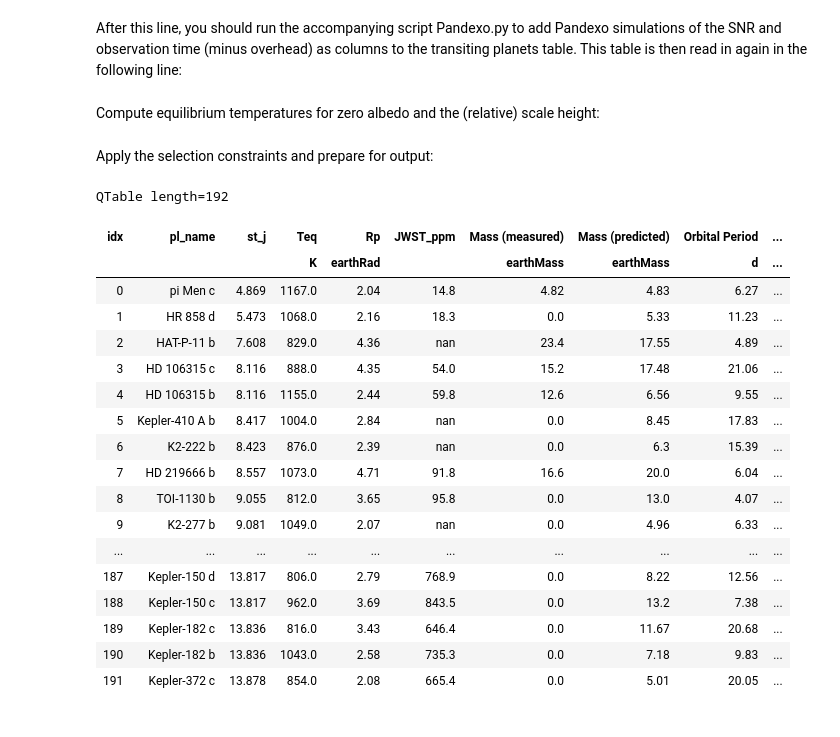
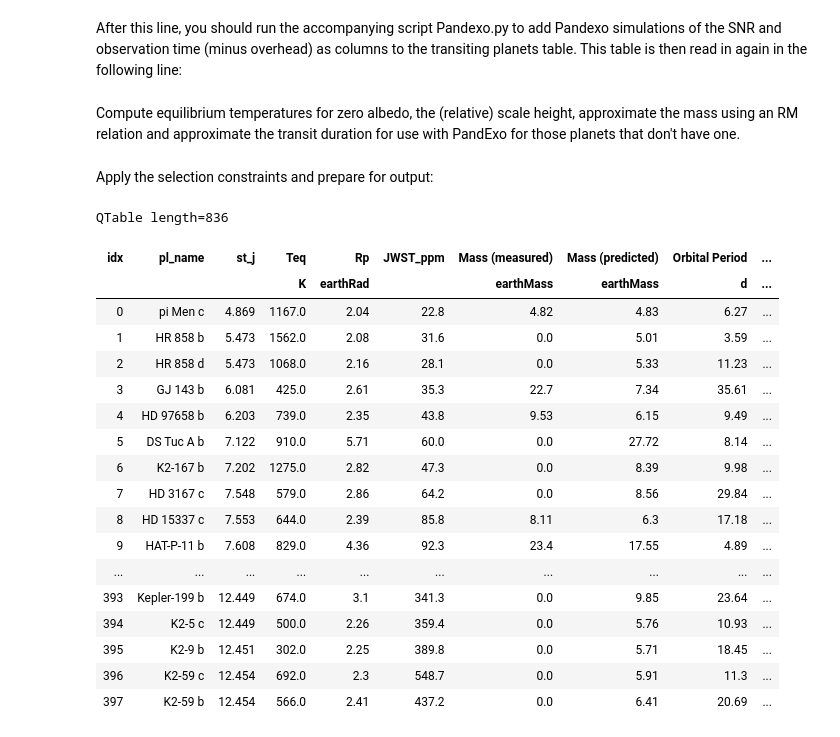
Before and after one commit to Hoeijmakers/JEST-database, a Jupyter notebook: selection_database.ipynb, the cells around one changed output. Saved outputs shown, nothing was run; the diff lists cells and outputs as text; code cells hidden in the pictures.

Commit message:
Added approximation of transit duration to include more systems. Fixed subarray error. NS G140M is now in table, rest will follow.

```diff
--- a/selection_database.ipynb
+++ b/selection_database.ipynb
@@ -20,14 +21,14 @@ def mass_radius(R):
 Define observing constraints:
 # %%
 # Equilibrium temperatures
-teq_min = 800 * u.K
-teq_max = 1500 * u.K
+teq_min = 0 * u.K
+teq_max = 15000 * u.K
 
 rad_min = 2.0 * u.R_earth
 rad_max = 7.0 * u.R_earth
 gaia_mag_limit = 15
 
-JWST_mode = 'NIRSpec Prism'
+JWST_mode = 'NIRSpec G140M'
 #Available modes:
 # NIRSpec Prism - NIRSpec G395M - NIRSpec G140M
 # %% [markdown]
@@ -40,11 +51,11 @@ pickle.dump( transiting, open( "table.p", "wb" ) )
 After this line, you should run the accompanying script Pandexo.py to add Pandexo simulations of the SNR and observation time (minus overhead) as columns to the transiting planets table. This table is then read in again in the following line:
 # %%
 transiting = pickle.load(open("table_pandexo.p", "rb" ))
-# %% [markdown]
-Compute equilibrium temperatures for zero albedo and the (relative) scale height:
+# %% [markdown]
+Compute equilibrium temperatures for zero albedo, the (relative) scale height, approximate the mass using an RM relation and approximate the transit duration for use with PandExo for those planets that don't have one.
 # %%
 rp = transiting['pl_radj']
-equilibrium_temperature = (transiting['st_teff'] * np.sqrt(transiting['st_rad'] / 2 / transiting['pl_orbsmax'])).decompose()
+equilibrium_temperature = (transiting['st_teff'] * np.sqrt(transiting['st_rad'] / 2 / transiting['sma'])).decompose()
 g = transiting['gaia_gmag'].quantity
 transiting['teq'] = equilibrium_temperature
 
@@ -63,43 +74,47 @@ Apply the selection constraints and prepare for output:
 # %%
 temp_constraints = (equilibrium_temperature < teq_max) & (equilibrium_temperature > teq_min)
 rad_constraints = (rp < rad_max) & (rp > rad_min)
 gmag_constaints = (g < gaia_mag_limit)
+# transiting[['pl_name','pl_trandur','duration_predicted']].show_in_notebook()
 targets = transiting[rad_constraints & temp_constraints & gmag_constaints]#This is the table that will be plotted.
+
 targets.sort('st_j')
 targets['r_earth'] = targets['pl_radj'].to(u.R_earth)
 targets['Teq']=np.round(targets['teq'],0)
 targets['Rp']=np.round(targets['r_earth'],2)
 targets['H (predicted)']=np.round(targets['H'],0)
 targets['Orbital Period']=np.round(targets['pl_orbper'],2)
 targets['DEC']=np.round(targets['dec'],1)
-targets['dur']=np.round(targets['pl_trandur']*24.0,1)*u.h
+targets['Dur']=np.round(targets['pl_trandur']*24.0,1)*u.h
+targets['Dur'][targets['Dur']==0.0]=np.nan
+targets['Dur (predicted)']=np.round(targets['duration_predicted'],1)
 targets['H_ppm']=np.round(1e6*targets['signal'],2)
 targets['JWST_ppm']=np.round(1e6*targets[JWST_mode+'_error'],1)
-targets['SNR_H']=np.round(targets['signal']/targets['NIRSpec G395M_error'],4)
+targets['SNR_H']=np.round(targets['signal']/targets[JWST_mode+'_error'],4)
 targets['TSM (J)'] = np.round(targets['Kempton_metric'].value*100,1)
 targets['T_eff']=np.round(targets['st_teff'],0)
 targets['Mass (measured)']=np.round(targets['pl_bmasse'],2)*u.earthMass
 targets['Mass (predicted)']=np.round(targets['mass_predicted'],2)
-targets[['pl_name', 'st_j', 'Teq', 'Rp', 'JWST_ppm' ,'Mass (measured)','Mass (predicted)','Orbital Period','H (predicted)','H_ppm','SNR_H','TSM (J)','dur','DEC','T_eff','st_spstr']].show_in_notebook()
+targets[['pl_name', 'st_j', 'Teq', 'Rp', 'JWST_ppm' ,'Mass (measured)','Mass (predicted)','Orbital Period','H (predicted)','H_ppm','SNR_H','TSM (J)','Dur','Dur (predicted)','DEC','T_eff','st_spstr']].show_in_notebook()
 # %% [output]
-QTable length=192
+QTable length=836
 | idx | pl_name | st_j | Teq | Rp | JWST_ppm | Mass (measured) | Mass (predicted) | Orbital Period | ... |
 |  |  |  | K | earthRad |  | earthMass | earthMass | d | ... |
-| 0 | pi Men c | 4.869 | 1167.0 | 2.04 | 14.8 | 4.82 | 4.83 | 6.27 | ... |
-| 1 | HR 858 d | 5.473 | 1068.0 | 2.16 | 18.3 | 0.0 | 5.33 | 11.23 | ... |
-| 2 | HAT-P-11 b | 7.608 | 829.0 | 4.36 | nan | 23.4 | 17.55 | 4.89 | ... |
-| 3 | HD 106315 c | 8.116 | 888.0 | 4.35 | 54.0 | 15.2 | 17.48 | 21.06 | ... |
-| 4 | HD 106315 b | 8.116 | 1155.0 | 2.44 | 59.8 | 12.6 | 6.56 | 9.55 | ... |
-| 5 | Kepler-410 A b | 8.417 | 1004.0 | 2.84 | nan | 0.0 | 8.45 | 17.83 | ... |
-| 6 | K2-222 b | 8.423 | 876.0 | 2.39 | nan | 0.0 | 6.3 | 15.39 | ... |
-| 7 | HD 219666 b | 8.557 | 1073.0 | 4.71 | 91.8 | 16.6 | 20.0 | 6.04 | ... |
-| 8 | TOI-1130 b | 9.055 | 812.0 | 3.65 | 95.8 | 0.0 | 13.0 | 4.07 | ... |
-| 9 | K2-277 b | 9.081 | 1049.0 | 2.07 | nan | 0.0 | 4.96 | 6.33 | ... |
+| 0 | pi Men c | 4.869 | 1167.0 | 2.04 | 22.8 | 4.82 | 4.83 | 6.27 | ... |
+| 1 | HR 858 b | 5.473 | 1562.0 | 2.08 | 31.6 | 0.0 | 5.01 | 3.59 | ... |
+| 2 | HR 858 d | 5.473 | 1068.0 | 2.16 | 28.1 | 0.0 | 5.33 | 11.23 | ... |
+| 3 | GJ 143 b | 6.081 | 425.0 | 2.61 | 35.3 | 22.7 | 7.34 | 35.61 | ... |
+| 4 | HD 97658 b | 6.203 | 739.0 | 2.35 | 43.8 | 9.53 | 6.15 | 9.49 | ... |
+| 5 | DS Tuc A b | 7.122 | 910.0 | 5.71 | 60.0 | 0.0 | 27.72 | 8.14 | ... |
+| 6 | K2-167 b | 7.202 | 1275.0 | 2.82 | 47.3 | 0.0 | 8.39 | 9.98 | ... |
+| 7 | HD 3167 c | 7.548 | 579.0 | 2.86 | 64.2 | 0.0 | 8.56 | 29.84 | ... |
+| 8 | HD 15337 c | 7.553 | 644.0 | 2.39 | 85.8 | 8.11 | 6.3 | 17.18 | ... |
+| 9 | HAT-P-11 b | 7.608 | 829.0 | 4.36 | 92.3 | 23.4 | 17.55 | 4.89 | ... |
 | ... | ... | ... | ... | ... | ... | ... | ... | ... | ... |
-| 187 | Kepler-150 d | 13.817 | 806.0 | 2.79 | 768.9 | 0.0 | 8.22 | 12.56 | ... |
-| 188 | Kepler-150 c | 13.817 | 962.0 | 3.69 | 843.5 | 0.0 | 13.2 | 7.38 | ... |
-| 189 | Kepler-182 c | 13.836 | 816.0 | 3.43 | 646.4 | 0.0 | 11.67 | 20.68 | ... |
-| 190 | Kepler-182 b | 13.836 | 1043.0 | 2.58 | 735.3 | 0.0 | 7.18 | 9.83 | ... |
-| 191 | Kepler-372 c | 13.878 | 854.0 | 2.08 | 665.4 | 0.0 | 5.01 | 20.05 | ... |
+| 393 | Kepler-199 b | 12.449 | 674.0 | 3.1 | 341.3 | 0.0 | 9.85 | 23.64 | ... |
+| 394 | K2-5 c | 12.449 | 500.0 | 2.26 | 359.4 | 0.0 | 5.76 | 10.93 | ... |
+| 395 | K2-9 b | 12.451 | 302.0 | 2.25 | 389.8 | 0.0 | 5.71 | 18.45 | ... |
+| 396 | K2-59 c | 12.454 | 692.0 | 2.3 | 548.7 | 0.0 | 5.91 | 11.3 | ... |
+| 397 | K2-59 b | 12.454 | 566.0 | 2.41 | 437.2 | 0.0 | 6.41 | 20.69 | ... |
 # %%
 #table[['pl_name','pl_orbper']].show_in_notebook() #This outputs the entire table of exoplanets.
```
Also changed, not shown: parts of 4 cells of this notebook, 2 other files.
